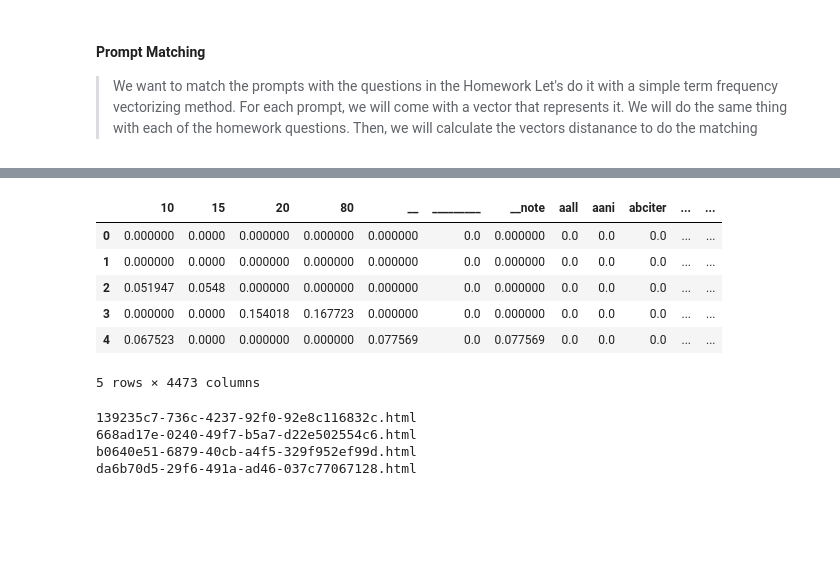
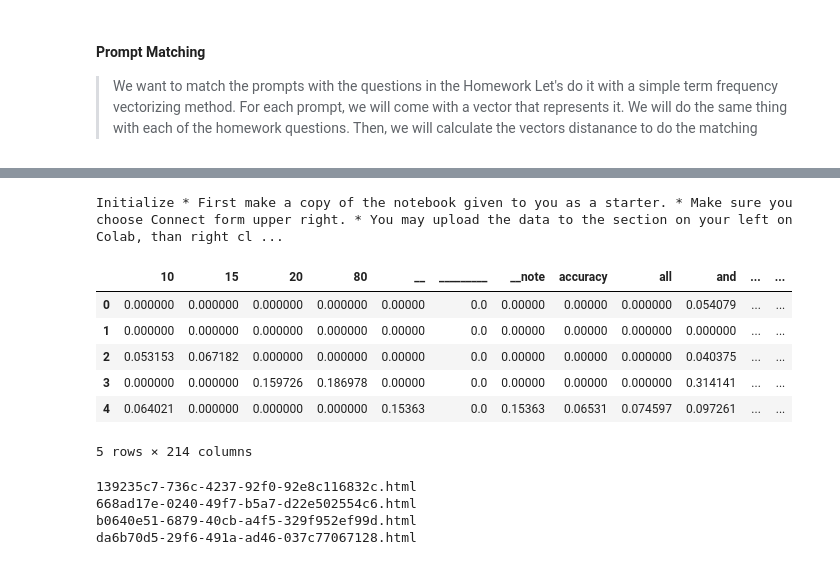
Before and after one commit to aydinnntolga/CS412-Project, a Jupyter notebook: hw_score_predict.ipynb, the cells around one changed output, grey strips where cells are left out. Drawn from its saved outputs; the diff is of its cells as text; code cells hidden in the pictures; blank space fills up the shorter version.

```diff
--- a/hw_score_predict.ipynb
+++ b/hw_score_predict.ipynb
@@ -164,79 +165,97 @@ questions = [
 
 """,
 #####################
-    """Load training dataset (5 pts)
+    """Load training dataset
     *  Read the .csv file with the pandas library
 """,
 #####################
-"""Understanding the dataset & Preprocessing (15 pts)
-Understanding the Dataset: (5 pts)
+"""Understanding the dataset & Preprocessing
+Understanding the Dataset:
 > - Find the shape of the dataset (number of samples & number of attributes). (Hint: You can use the **shape** function)
 > - Display variable names (both dependent and independent).
 > - Display the summary of the dataset. (Hint: You can use the **info** function)
 > - Display the first 5 rows from training dataset. (Hint: You can use the **head** function)
-Preprocessing: (10 pts)
+Preprocessing:
 
 > - Check if there are any missing values in the dataset. If there are, you can either drop these values or fill it with most common values in corresponding rows. **Be careful that you have enough data for training the  model.**
 
 > - Encode categorical labels with the mappings given in the cell below. (Hint: You can use **map** function)
 """,
-"""Set X & y, split data (5 pts)
+"""Set X & y, split data
 
 *   Shuffle the dataset.
 *   Seperate your dependent variable X, and your independent variable y. The column health_metrics is y, the rest is X.
 *   Split training and test sets as 80% and 20%, respectively.
 """,
 #####################
-"""Features and Correlations (10 pts)
+"""Features and Correlations
 
-* Correlations of features with health (4 points)
+* Correlations of features with health
 Calculate the correlations for all features in dataset. Highlight any strong correlations with the target variable. Plot your results in a heatmap.
 
-* Feature Selection (3 points)
+* Feature Selection
 Select a subset of features that are likely strong predictors, justifying your choices based on the computed correlations.
 
-* Hypothetical Driver Features (3 points)
+* Hypothetical Driver Features
 Propose two hypothetical features that could enhance the model's predictive accuracy for Y, explaining how they might be derived and their expected impact. Show the resulting correlations with target variable.
 
 * __Note:__ You get can get help from GPT.
 """,
 #####################
-"""Tune Hyperparameters (20 pts)
-* Choose 2 hyperparameters to tune. You can use the Scikit learn decision tree documentation for the available hyperparameters *(Hyperparameters are listed under "Parameters" in the documentation)*. Use GridSearchCV for hyperparameter tuning, with a cross-validation value of 5. Use validation accuracy to pick the best hyper-parameter values. (15 pts)
--Explain the hyperparameters you chose to tune. *(What are the hyperparameters you chose? Why did you choose them?)* (5 pts)
+"""Tune Hyperparameters
+* Choose 2 hyperparameters to tune. You can use the Scikit learn decision tree documentation for the available hyperparameters *(Hyperparameters are listed under "Parameters" in the documentation)*. Use GridSearchCV for hyperparameter tuning, with a cross-validation value of 5. Use validation accuracy to pick the best hyper-parameter values.
+-Explain the hyperparameters you chose to tune. *(What are the hyperparameters you chose? Why did you choose them?)*
 """,
 #####################
-"""Re-train and plot the decision tree with the hyperparameters you have chosen (15 pts)
-- Re-train model with the hyperparameters you have chosen in part 5). (10 pts)
-- Plot the tree you have trained. (5 pts)
+"""Re-train and plot the decision tree with the hyperparameters you have chosen
+- Re-train model with the hyperparameters you have chosen in part 5).
+- Plot the tree you have trained.
 Hint: You can import the **plot_tree** function from the sklearn library.
 """,
 #####################
-"""Test your classifier on the test set (20 pts)
-- Predict the labels of testing data using the tree you have trained in step 6. (10 pts)
-- Report the classification accuracy. (2 pts)
-- Plot & investigate the confusion matrix. Fill the following blanks. (8 pts)
+"""Test your classifier on the test set
+- Predict the labels of testing data using the tree you have trained in step 6.
+- Report the classification accuracy.
+- Plot & investigate the confusion matrix. Fill the following blanks.
 > The model most frequently mistakes class(es) _________ for class(es) _________.
 Hint: You can use the confusion_matrix function from sklearn.metrics
 """,
 #####################
-"""Find the information gain on the first split (10 pts)""",
+"""Find the information gain on the first split """,
 #####################
 ]
+
+
+for i in range(len(questions)):
+    # Satır başları ve sonlarındaki boşlukları kaldır
+    questions[i] = questions[i].strip()
+
+    # Birden fazla boşlukları tek boşlukla değiştir
+    questions[i] = re.sub(' +', ' ', questions[i])
+
+    # Satır sonu karakterlerini kaldır
+    questions[i] = questions[i].replace('\n', ' ')
+
+    # Özel karakterleri kaldır (eğer varsa)
+    questions[i] = re.sub(r'[^\x00-\x7F]+', '', questions[i])
+# %% [output]
+Initialize * First make a copy of the notebook given to you as a starter. * Make sure you choose Connect form upper right. * You may upload the data to the section on your left on Colab, than right cl ...
 # %%
 vectorizer = TfidfVectorizer()
 vectorizer = vectorizer.fit(prompts + questions)
 # %%
 questions_TF_IDF = pd.DataFrame(vectorizer.transform(questions).toarray(), columns=vectorizer.get_feature_names_out())
+##Drop the columns with zero
+questions_TF_IDF = questions_TF_IDF.loc[:, (questions_TF_IDF != 0).any(axis=0)]
 questions_TF_IDF.head()
 # %% [output]
-|  | 10 | 15 | 20 | 80 | __ | _________ | __note | aall | aani | abciter | ... | ... |
-| 0 | 0.000000 | 0.0000 | 0.000000 | 0.000000 | 0.000000 | 0.0 | 0.000000 | 0.0 | 0.0 | 0.0 | ... | ... |
-| 1 | 0.000000 | 0.0000 | 0.000000 | 0.000000 | 0.000000 | 0.0 | 0.000000 | 0.0 | 0.0 | 0.0 | ... | ... |
-| 2 | 0.051947 | 0.0548 | 0.000000 | 0.000000 | 0.000000 | 0.0 | 0.000000 | 0.0 | 0.0 | 0.0 | ... | ... |
-| 3 | 0.000000 | 0.0000 | 0.154018 | 0.167723 | 0.000000 | 0.0 | 0.000000 | 0.0 | 0.0 | 0.0 | ... | ... |
-| 4 | 0.067523 | 0.0000 | 0.000000 | 0.000000 | 0.077569 | 0.0 | 0.077569 | 0.0 | 0.0 | 0.0 | ... | ... |
+|  | 10 | 15 | 20 | 80 | __ | _________ | __note | accuracy | all | and | ... | ... |
+| 0 | 0.000000 | 0.000000 | 0.000000 | 0.000000 | 0.00000 | 0.0 | 0.00000 | 0.00000 | 0.000000 | 0.054079 | ... | ... |
+| 1 | 0.000000 | 0.000000 | 0.000000 | 0.000000 | 0.00000 | 0.0 | 0.00000 | 0.00000 | 0.000000 | 0.000000 | ... | ... |
+| 2 | 0.053153 | 0.067182 | 0.000000 | 0.000000 | 0.00000 | 0.0 | 0.00000 | 0.00000 | 0.000000 | 0.040375 | ... | ... |
+| 3 | 0.000000 | 0.000000 | 0.159726 | 0.186978 | 0.00000 | 0.0 | 0.00000 | 0.00000 | 0.000000 | 0.314141 | ... | ... |
+| 4 | 0.064021 | 0.000000 | 0.000000 | 0.000000 | 0.15363 | 0.0 | 0.15363 | 0.06531 | 0.074597 | 0.097261 | ... | ... |
-5 rows × 4473 columns
+5 rows × 214 columns
 # %%
 code2prompts_tf_idf = dict()
 for code, user_prompts in code2prompts.items():
```
Also changed, not shown: parts of 18 cells of this notebook, 1 other file.
